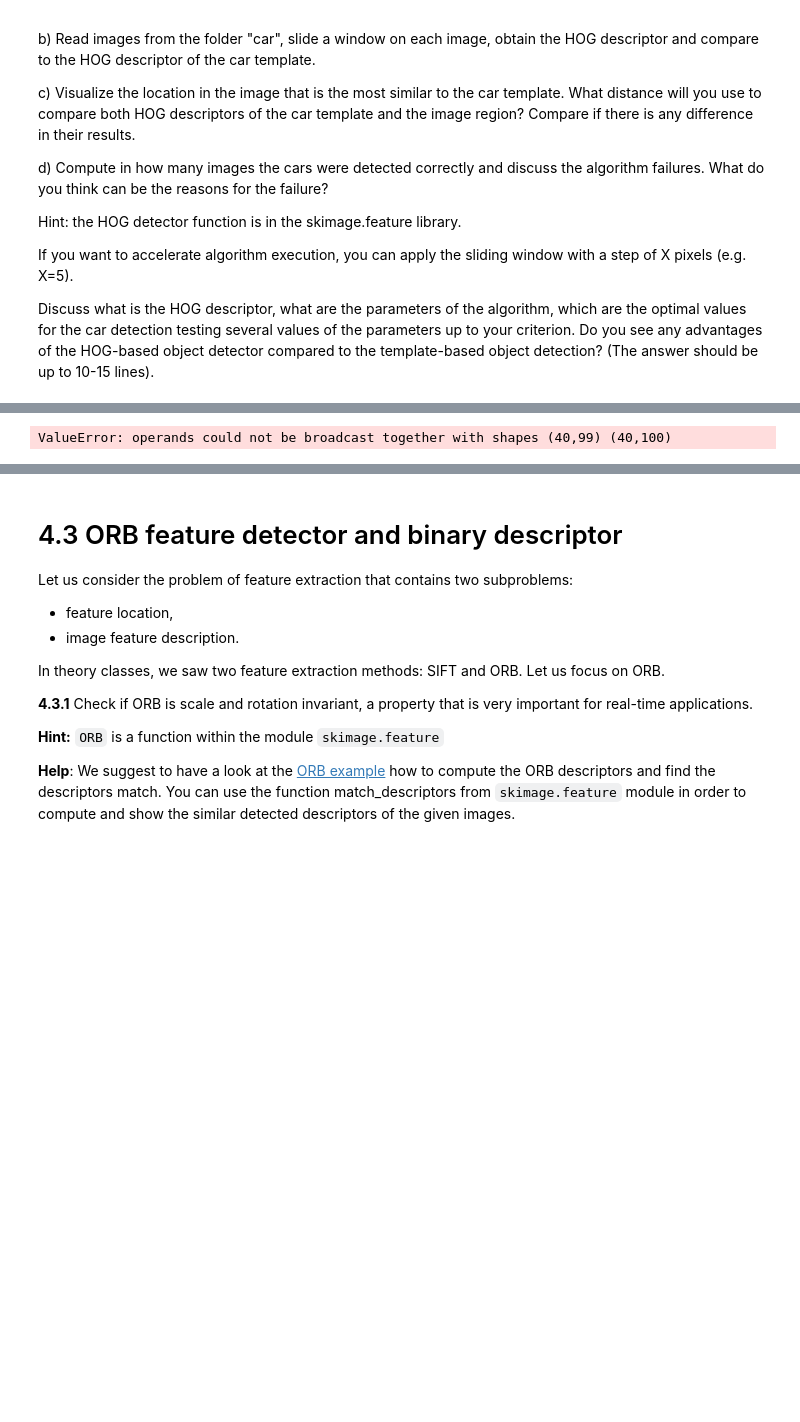
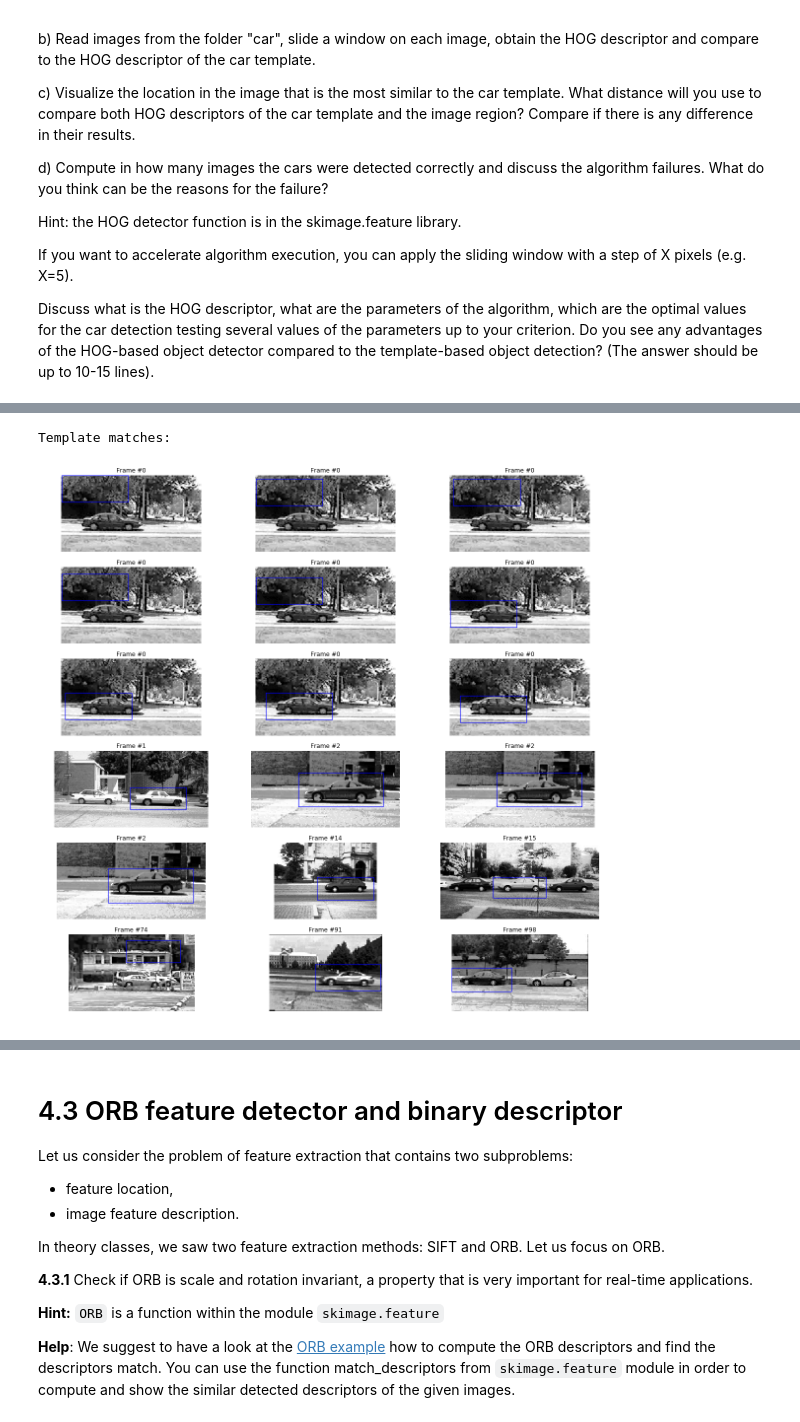
Before and after one commit to leRoderic/VA_19, a Jupyter notebook: P4/P4_JoelBolwijn_RodrigoCabezas.ipynb, the cells around one changed output, grey strips where cells are left out. Saved outputs shown, nothing was run; the diff lists cells and outputs as text; code cells hidden in the pictures; blank space fills up the shorter version.

```diff
--- a/P4/P4_JoelBolwijn_RodrigoCabezas.ipynb
+++ b/P4/P4_JoelBolwijn_RodrigoCabezas.ipynb
@@ -257,7 +296,9 @@ H:\Anaconda3\lib\site-packages\skimage\feature\_hog.py:150: skimage_deprecation:
 [figure]
 # %%
 ic = io.ImageCollection('images/TestImages/*.pgm')
-bcomp, bx, by = hog_collection(ic, car)
-mark_show_match(ic[0], bx, by)
+comp, bx, by, loc = hog_collection(ic, car, step=5)
-# %% [output]
-ValueError: operands could not be broadcast together with shapes (40,99) (40,100)
+# %%
+show_all_matches(ic, car, loc, fig_title="Template matches:", cmap='gray')
+# %% [output]
+Template matches:
+[figure, added]
```
Also changed, not shown: parts of 6 cells of this notebook.
